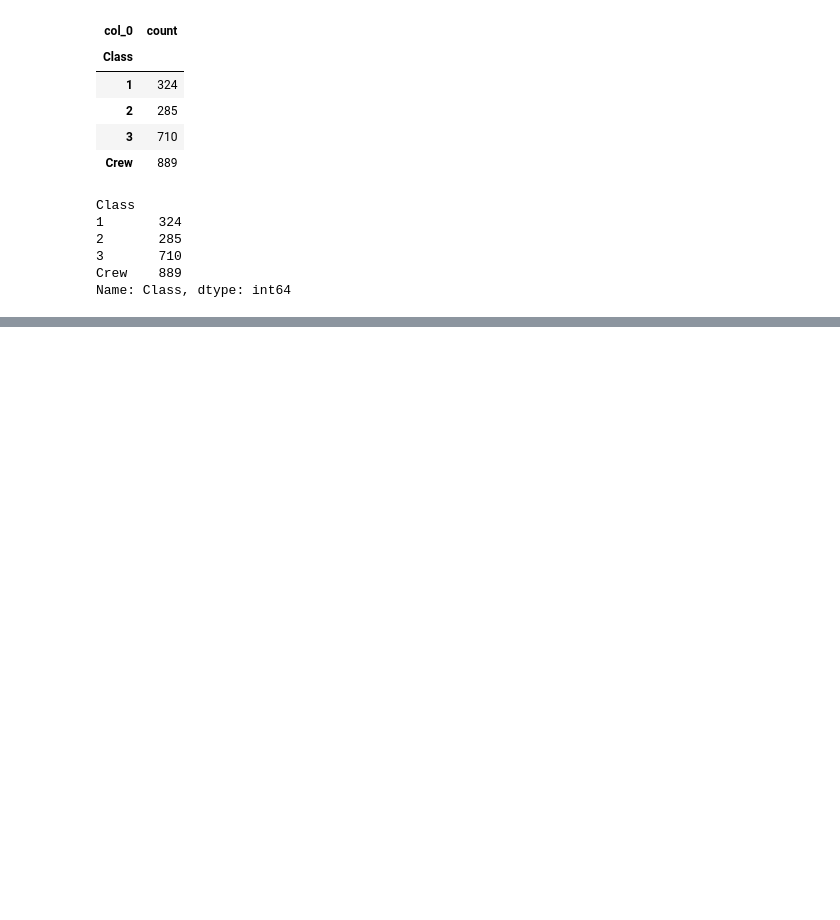
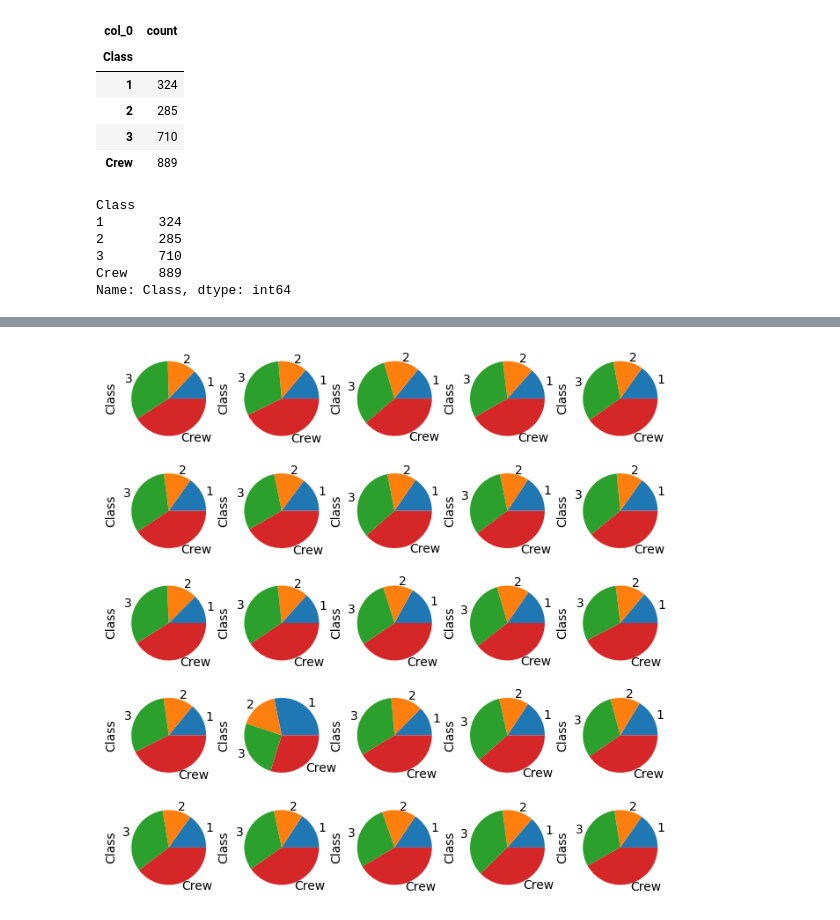
Before and after one commit to StephenDSNYC/IS5, a Jupyter notebook: code/ch02/ch02titanic.ipynb, the cells around one changed output, grey strips where cells are left out. Saved outputs shown, nothing was run; the diff lists cells and outputs as text; code cells hidden in the pictures; blank space fills up the shorter version.

```diff
--- a/code/ch02/ch02titanic.ipynb
+++ b/code/ch02/ch02titanic.ipynb
@@ -79,0 +88,13 @@ titanic['Class'].value_counts(ascending=True).plot(kind='pie')  # pandas generat
+# %%
+survivors = titanic.Survived[titanic.Survived == 'Alive'].count()  # number of survivors
+fig, axes = plt.subplots(5, 5, figsize=(8, 8))  # a plot grid of 5x5
+for r in range(5):
+    for c in range(5):
+        if (r, c) == (3, 1):
+            # hide the real data
+            titanic[titanic.Survived=='Alive']['Class'].value_counts().sort_index().plot(kind='pie', ax=axes[r, c])
+        else:
+            # simulated random sample
+            ticket_class.sample(n=survivors).value_counts().sort_index().plot(kind='pie', ax=axes[r, c])
+# %% [output]
+[figure, added]
```
Also changed, not shown: parts of 19 cells of this notebook, 1 other file.
